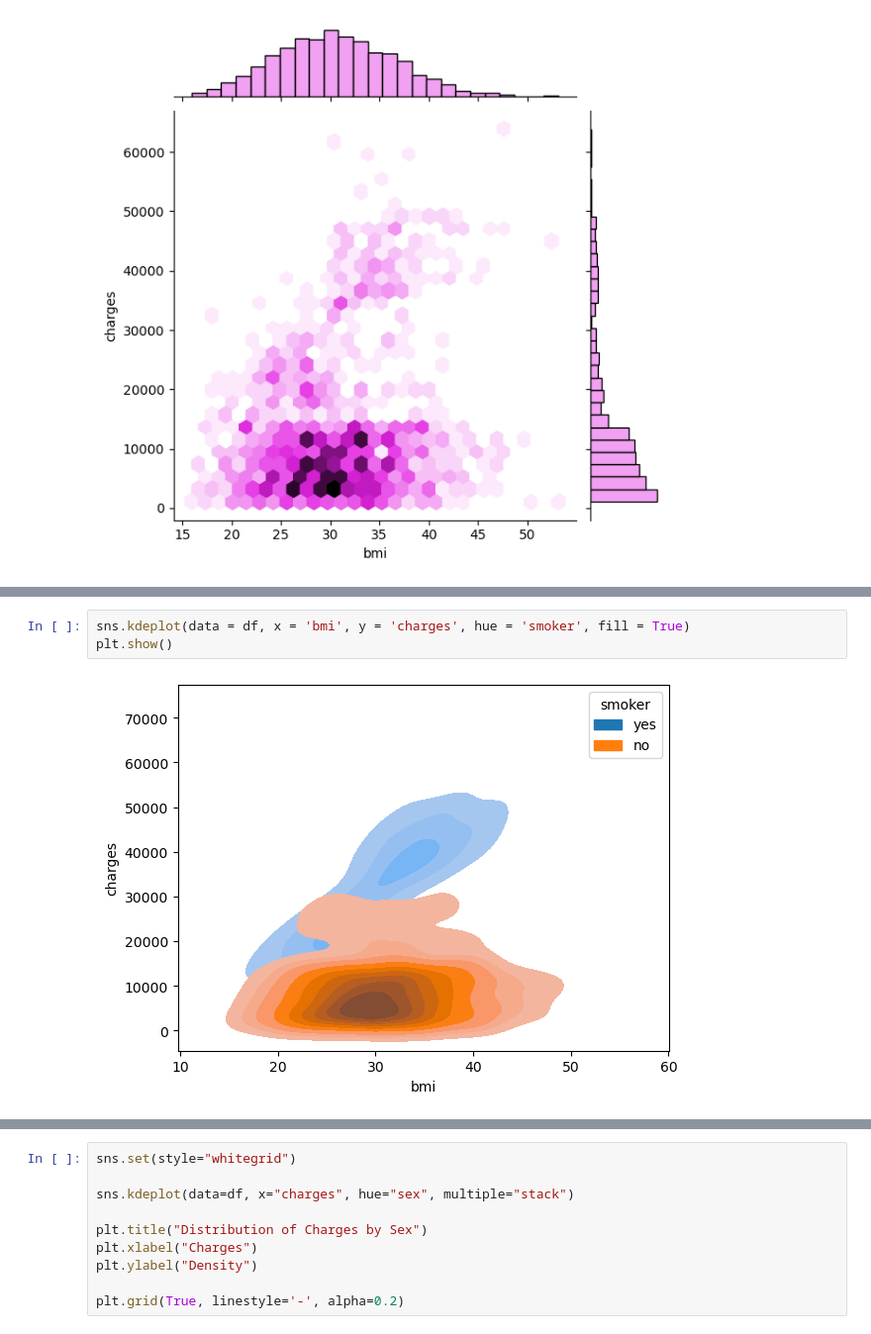
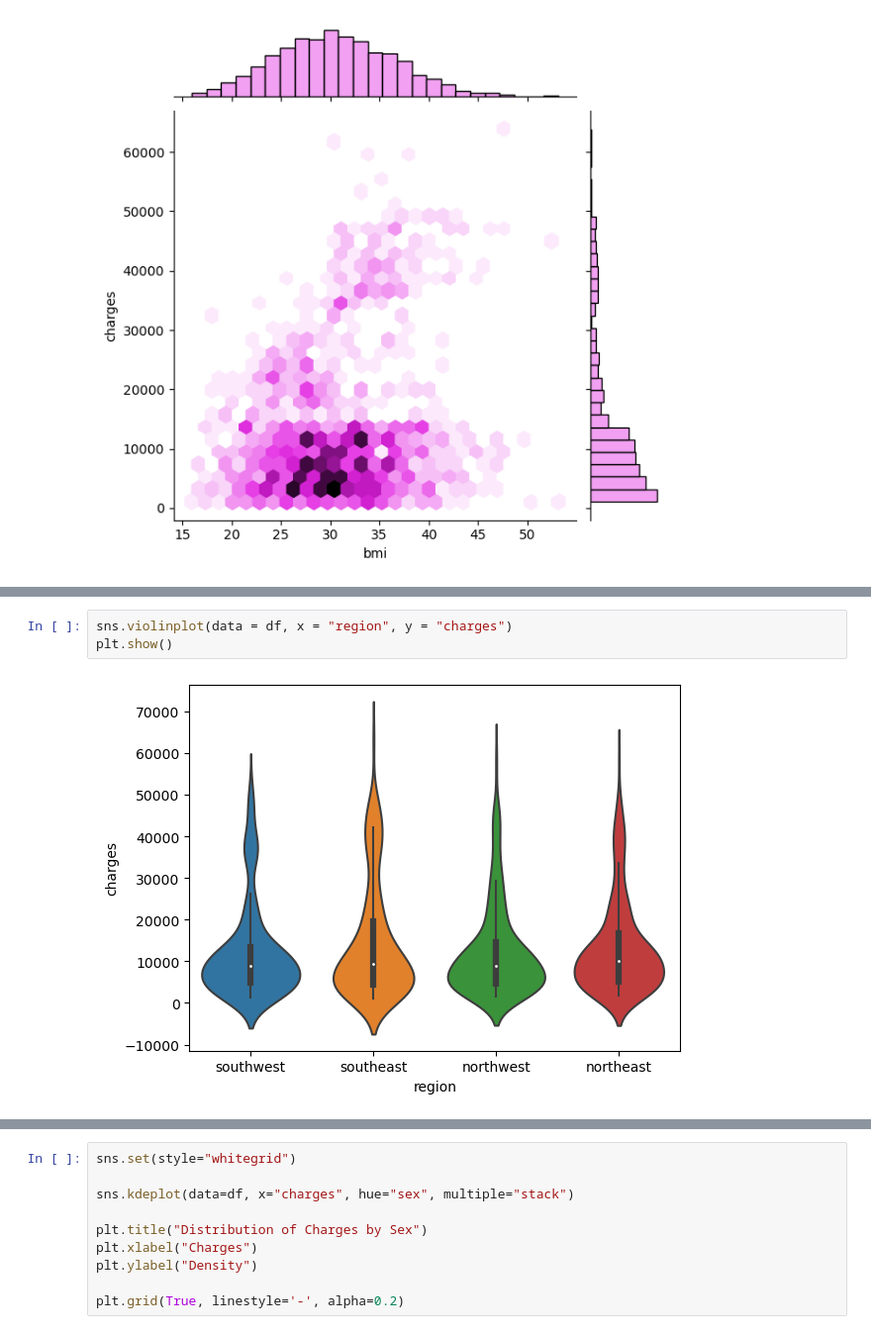
Before and after one commit to ShubhamMisar-12/MedicalCostPrediction, a Jupyter notebook: medical-cost-prediction-1.ipynb, the cells around one changed output, grey strips where cells are left out. Shown at 99% size. Drawn from its saved outputs; the diff is of its cells as text.

```diff
--- a/medical-cost-prediction-1.ipynb
+++ b/medical-cost-prediction-1.ipynb
@@ -83,5 +97,5 @@ sns.jointplot(x = "bmi", y = "charges", data = df, kind ="hex",color="violet")
 # %%
-sns.kdeplot(data = df, x = 'bmi', y = 'charges', hue = 'smoker', fill = True)
+sns.violinplot(data = df, x = "region", y = "charges")
 plt.show()
 # %% [output]
-[figure, old version]
+[figure, new version]
```
Also changed, not shown: parts of 12 cells of this notebook.
